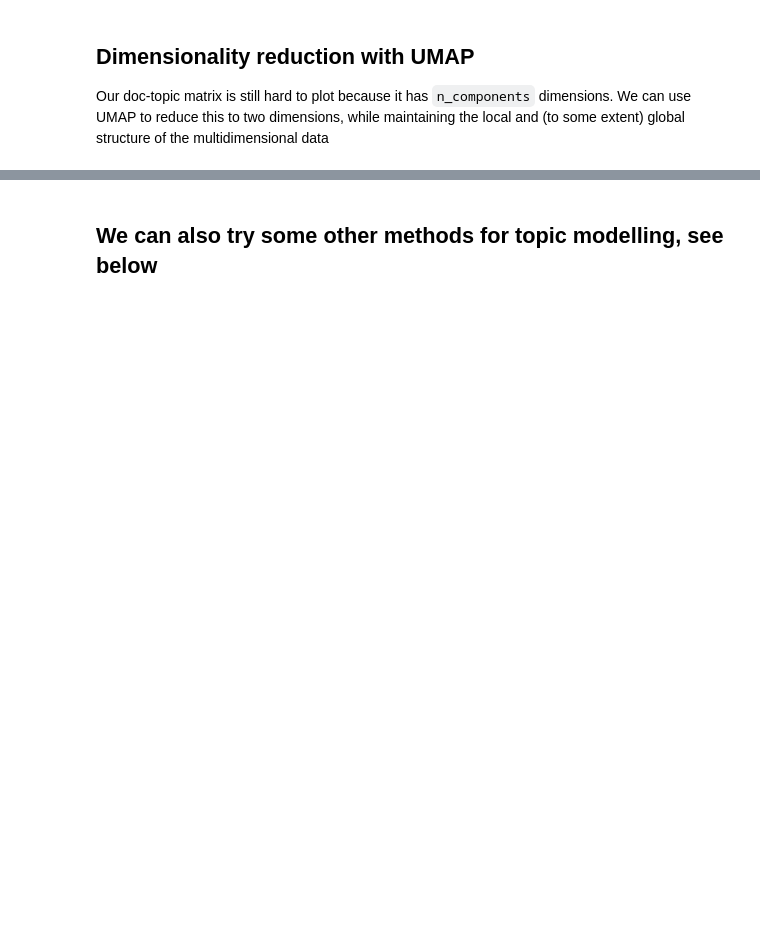
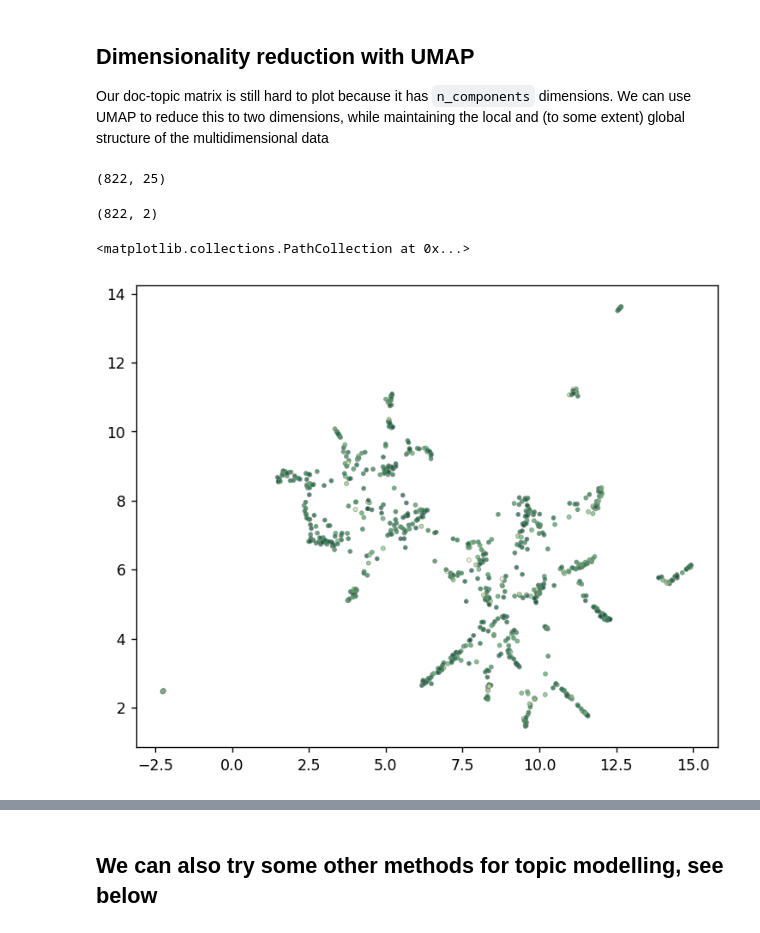
Before and after one commit to rootsandberries/weaving_buffer_strips, a Jupyter notebook: topic-model-lens.ipynb, the cells around one changed output, grey strips where cells are left out. Drawn from its saved outputs; the diff is of its cells as text; code cells hidden in the pictures; blank space fills up the shorter version.

```diff
--- a/topic-model-lens.ipynb
+++ b/topic-model-lens.ipynb
@@ -188,23 +191,3 @@ t_titles = plot_top_words(
-# %%
-n_components = 25
-n_top_words = 15
-
-# He we define our model and its parameters
-nmf = NMF(n_components=n_components, random_state=1, alpha=0.1, l1_ratio=0.5)
-
-# Now we fit the model on the data and return the document-topic matrix we call W
-W = nmf.fit_transform(tfidf)
-tfidf_feature_names = tfidf_vectorizer.get_feature_names_out()
-
-# We save the results as csvs
-np.savetxt(f"tm-results/nmf_W_{n_components}.csv", W, delimiter=",")
-np.savetxt(f"tm-results/nmf_H_{n_components}.csv", nmf.components_, delimiter=",")
-np.savetxt(f"tm-results/features_{n_components}.csv", tfidf_feature_names, delimiter = ",", fmt='%s')
-
-# Now we plot the topic words
-t_titles = plot_top_words(
-    nmf, tfidf_feature_names, n_top_words, "Topics in NMF model (Frobenius norm)", n_components
-)
 # %%
 # Here's a quick function to get the documents most associated with a given topic
 
@@ -223,17 +208,22 @@ Our doc-topic matrix is still hard to plot because it has `n_components` dimensi
 # %%
 import umap
 print(W.shape)
 reducer = umap.UMAP()
 embedding = reducer.fit_transform(W)
 print(embedding.shape)
 fig, ax = plt.subplots(figsize=(7,5.7),dpi=125)
 
 ax.scatter(
     embedding[:,0], embedding[:,1],
-    c=df.Pub_Year, cmap='YlGn',
+    c=df['Publication Year'], cmap='YlGn',
     alpha=0.7, s=8,
     lw=0.5, ec="grey"
 )
+# %% [output]
+(822, 25)
+(822, 2)
+<matplotlib.collections.PathCollection at 0x...>
+[figure, added]
 # %%
 # Now we want to plot this, add topic labels, and use some other aspect of the data to decide the colour of the points
 
```
Also changed, not shown: parts of 8 cells of this notebook, 2 other files.
